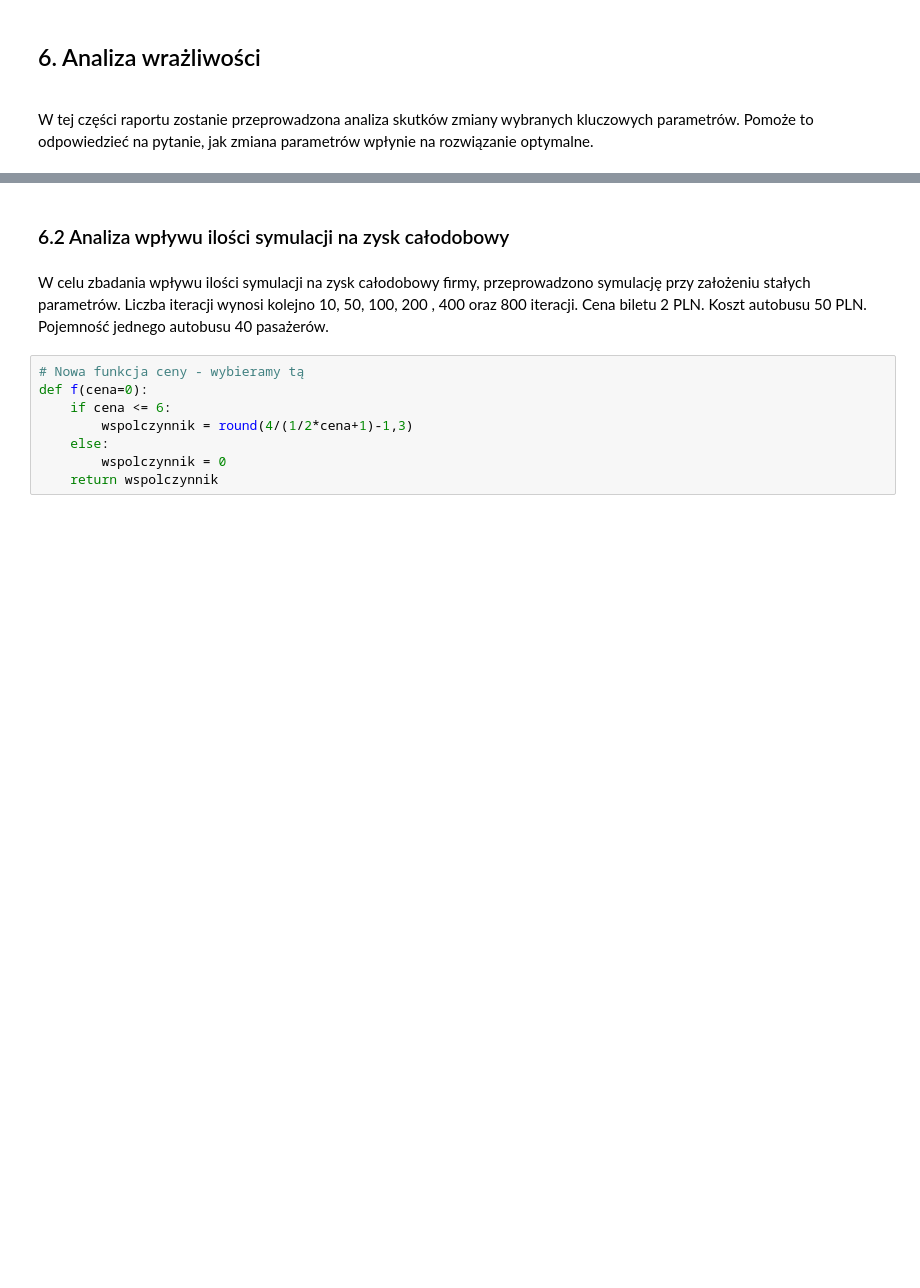
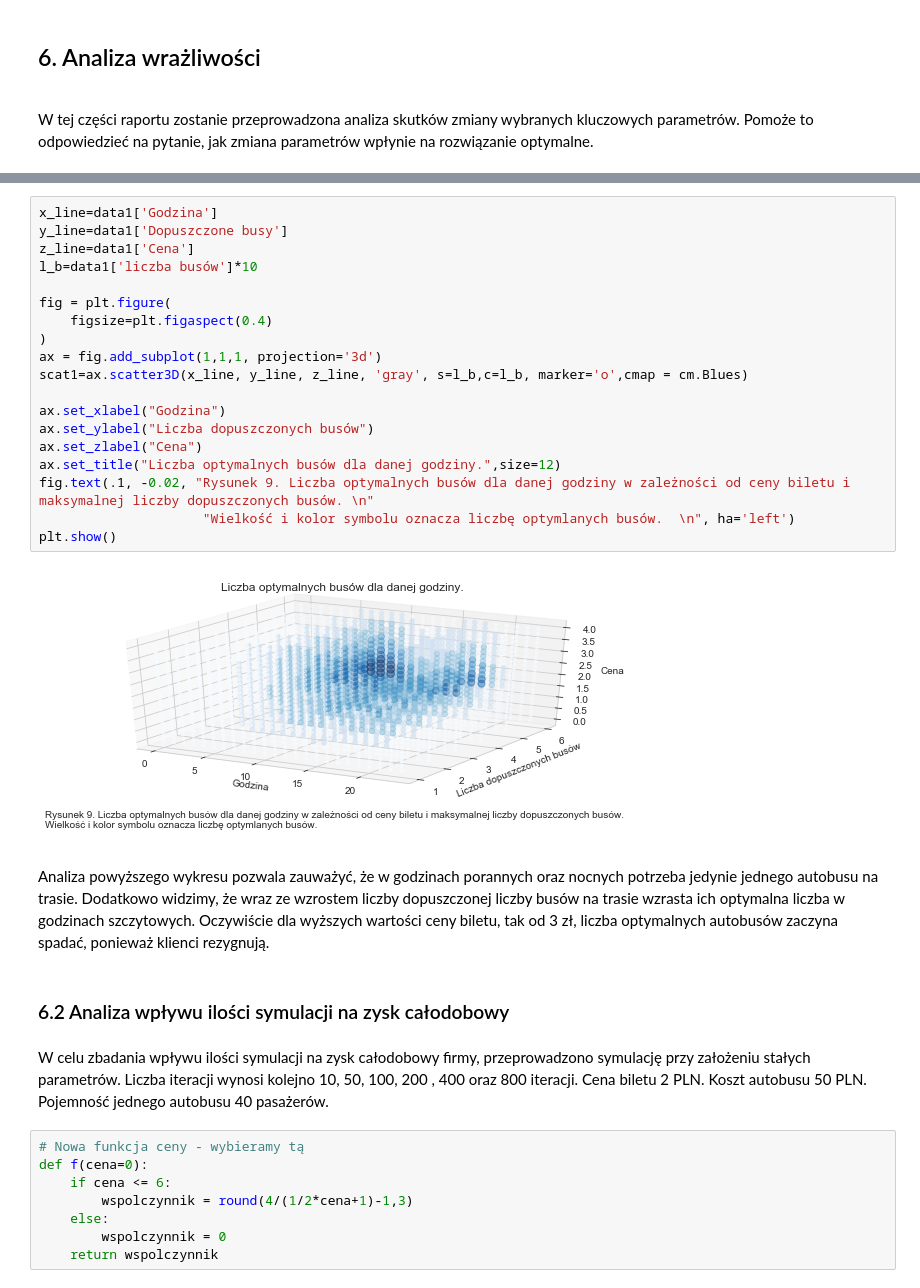
Before and after one commit to fmordarski/Passengers-simulation, a Jupyter notebook: Raport_MZK.ipynb, the cells around one changed output, grey strips where cells are left out. Saved outputs shown, nothing was run; the diff lists cells and outputs as text; blank space fills up the shorter version.

```diff
--- a/Raport_MZK.ipynb
+++ b/Raport_MZK.ipynb
@@ -644,3 +621,26 @@ Text(0,1,'Zysk w zależności od ceny biletu i rodzaju busa')
+# %%
+x_line=data1['Godzina']
+y_line=data1['Dopuszczone busy']
+z_line=data1['Cena']
+l_b=data1['liczba busów']*10
+
+fig = plt.figure(
+    figsize=plt.figaspect(0.4)
+)
+ax = fig.add_subplot(1,1,1, projection='3d')
+scat1=ax.scatter3D(x_line, y_line, z_line, 'gray', s=l_b,c=l_b, marker='o',cmap = cm.Blues)
+
+ax.set_xlabel("Godzina")
+ax.set_ylabel("Liczba dopuszczonych busów")
+ax.set_zlabel("Cena")
+ax.set_title("Liczba optymalnych busów dla danej godziny.",size=12)
+fig.text(.1, -0.02, "Rysunek 9. Liczba optymalnych busów dla danej godziny w zależności od ceny biletu i maksymalnej liczby dopuszczonych busów. \n"
+                     "Wielkość i kolor symbolu oznacza liczbę optymlanych busów.  \n", ha='left')
+plt.show()
+# %% [output]
+[figure, added]
+# %% [markdown]
+Analiza powyższego wykresu pozwala zauważyć, że w godzinach porannych oraz nocnych potrzeba jedynie jednego autobusu na trasie. Dodatkowo widzimy, że wraz ze wzrostem liczby dopuszczonej liczby busów na trasie wzrasta ich optymalna liczba w godzinach szczytowych. Oczywiście dla wyższych wartości ceny biletu, tak od 3 zł, liczba optymalnych autobusów zaczyna spadać, ponieważ klienci rezygnują.
 # %% [markdown]
 ### 6.2 Analiza wpływu ilości symulacji na zysk całodobowy
 # %% [markdown]
```
Also changed, not shown: parts of 15 cells of this notebook.
